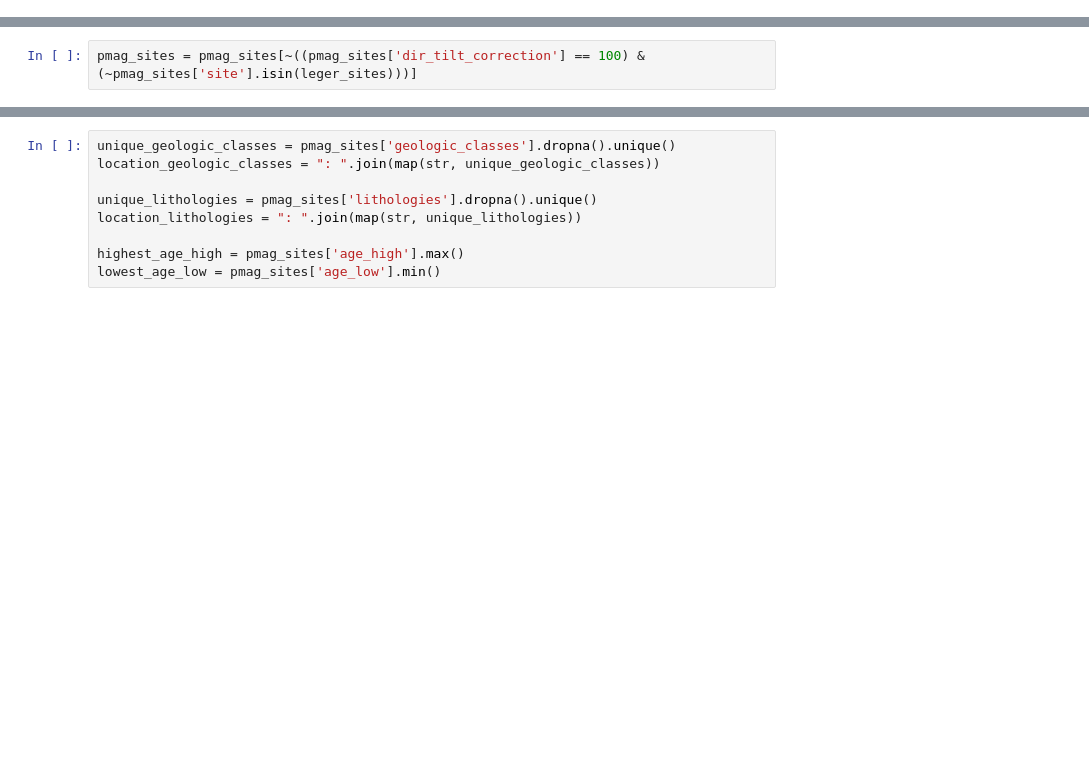
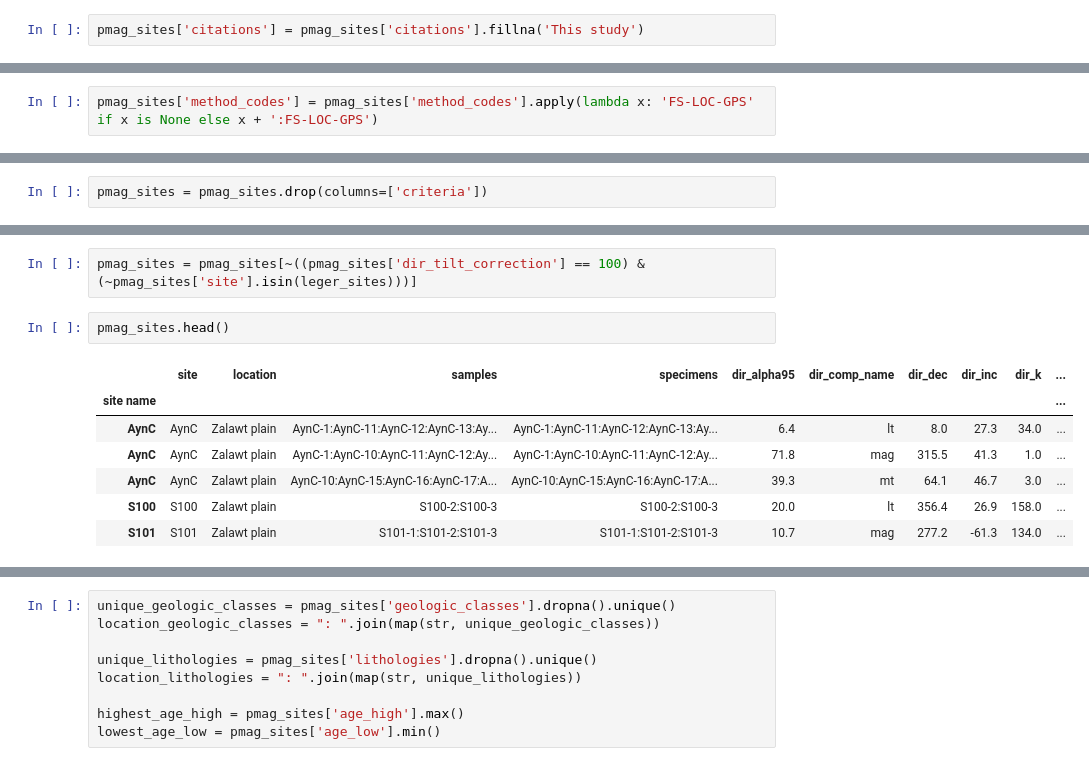
Before and after one commit to Swanson-Hysell-Group/2025_Oman_Paleogeography, a Jupyter notebook: code/MagIC_contribution.ipynb, the cells around one changed output, grey strips where cells are left out. Drawn from its saved outputs; the diff is of its cells as text; blank space fills up the shorter version.

Commit message:
complete merge of pmag and rmag data

```diff
--- a/code/MagIC_contribution.ipynb
+++ b/code/MagIC_contribution.ipynb
@@ -57,0 +65,2 @@ pmag_sites['age_unit'] = SD_site_locations['age_unit'][pmag_sites['site']].tolis
+# %%
+pmag_sites['citations'] = pmag_sites['citations'].fillna('This study')
@@ -57,0 +69,2 @@ pmag_sites['age_unit'] = SD_site_locations['age_unit'][pmag_sites['site']].tolis
+# %%
+pmag_sites['method_codes'] = pmag_sites['method_codes'].apply(lambda x: 'FS-LOC-GPS' if x is None else x + ':FS-LOC-GPS')
@@ -58 +73,3 @@ pmag_sites['age_unit'] = SD_site_locations['age_unit'][pmag_sites['site']].tolis
+# %%
+pmag_sites = pmag_sites.drop(columns=['criteria'])
 # %% [markdown]
@@ -74,3 +91,13 @@ Index(['SD36', 'SD37', 'SD38', 'SD39', 'SD40', 'SD42', 'SD43', 'SD44', 'SD45',
       dtype='object', name='site')
 # %%
 pmag_sites = pmag_sites[~((pmag_sites['dir_tilt_correction'] == 100) & (~pmag_sites['site'].isin(leger_sites)))]
+# %%
+pmag_sites.head()
+# %% [output]
+|  | site | location | samples | specimens | dir_alpha95 | dir_comp_name | dir_dec | dir_inc | dir_k | ... |
+| site name |  |  |  |  |  |  |  |  |  | ... |
+| AynC | AynC | Zalawt plain | AynC-1:AynC-11:AynC-12:AynC-13:Ay... | AynC-1:AynC-11:AynC-12:AynC-13:Ay... | 6.4 | lt | 8.0 | 27.3 | 34.0 | ... |
+| AynC | AynC | Zalawt plain | AynC-1:AynC-10:AynC-11:AynC-12:Ay... | AynC-1:AynC-10:AynC-11:AynC-12:Ay... | 71.8 | mag | 315.5 | 41.3 | 1.0 | ... |
+| AynC | AynC | Zalawt plain | AynC-10:AynC-15:AynC-16:AynC-17:A... | AynC-10:AynC-15:AynC-16:AynC-17:A... | 39.3 | mt | 64.1 | 46.7 | 3.0 | ... |
+| S100 | S100 | Zalawt plain | S100-2:S100-3 | S100-2:S100-3 | 20.0 | lt | 356.4 | 26.9 | 158.0 | ... |
+| S101 | S101 | Zalawt plain | S101-1:S101-2:S101-3 | S101-1:S101-2:S101-3 | 10.7 | mag | 277.2 | -61.3 | 134.0 | ... |
```
Also changed, not shown: parts of 28 cells of this notebook, 19 other files.
